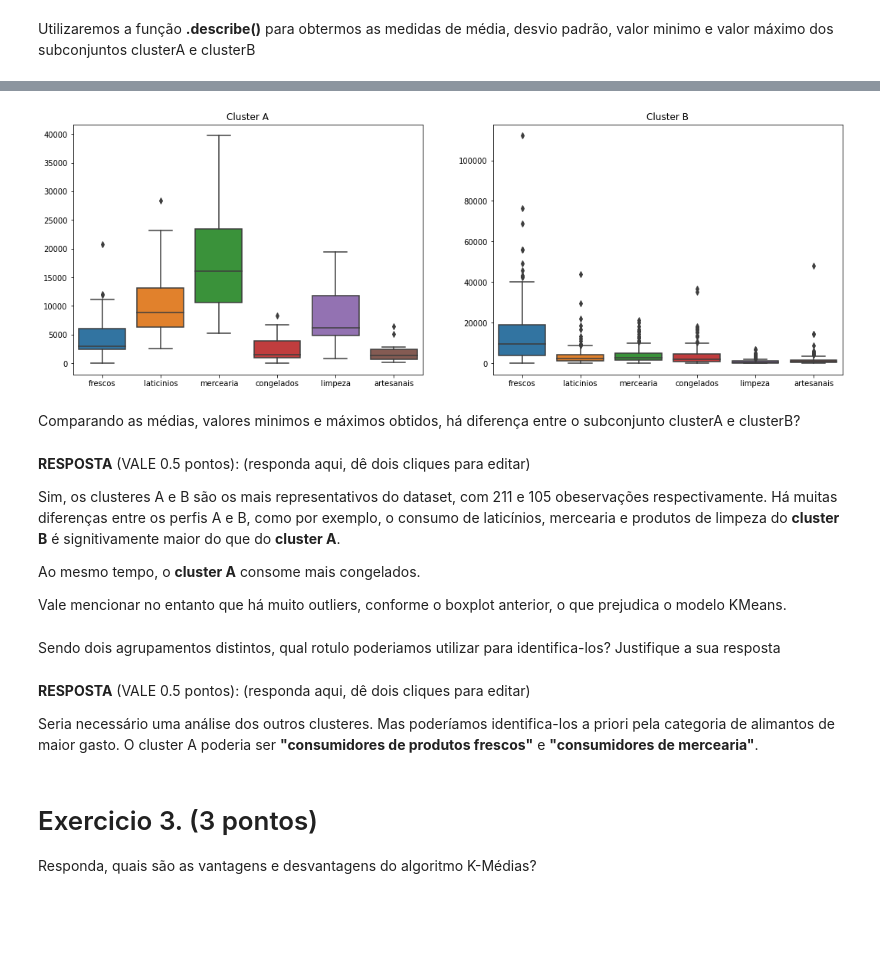
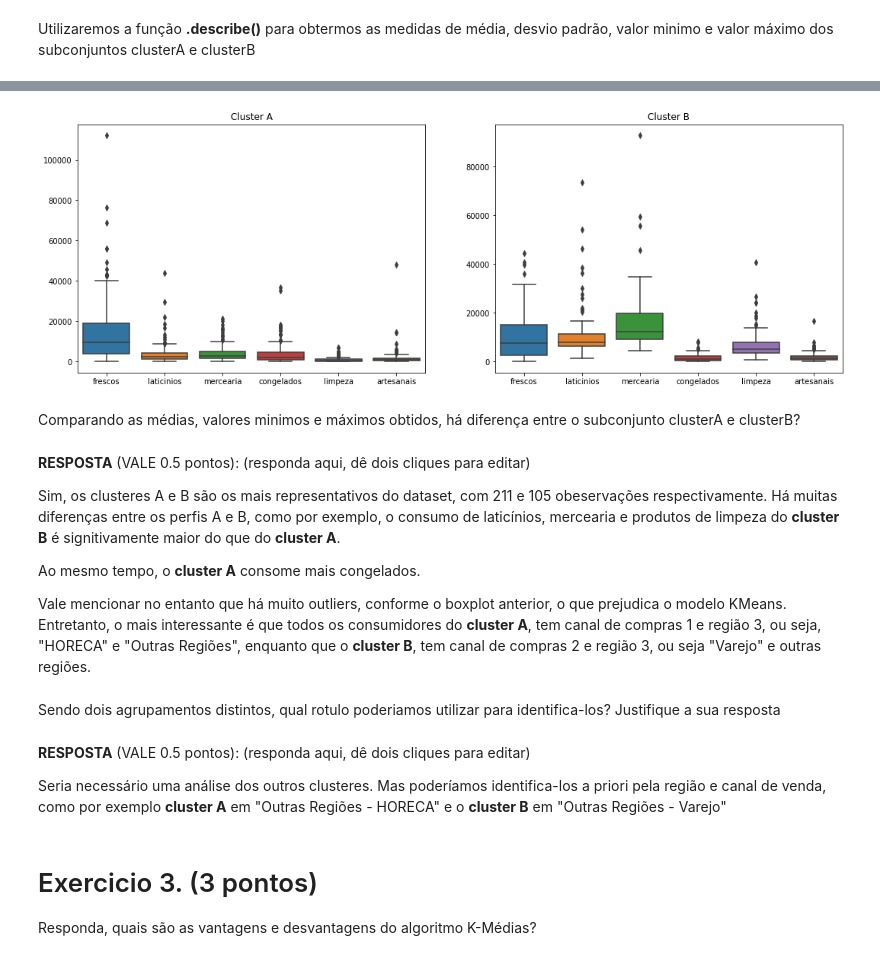
Before and after one commit to flaviowu/Blue_DS, a Jupyter notebook: Modulo2/projeto_03/projeto_3.ipynb, the cells around one changed output, grey strips where cells are left out. Saved outputs shown, nothing was run; the diff lists cells and outputs as text; code cells hidden in the pictures; blank space fills up the shorter version.

```diff
--- a/Modulo2/projeto_03/projeto_3.ipynb
+++ b/Modulo2/projeto_03/projeto_3.ipynb
@@ -123,3 +120,5 @@ sns.boxplot(data=data.drop(['canal', 'regiao'], axis=1))
+# %%
+_data = data
 # %% [markdown]
 # Exercicio 1. (3.0 pontos)
 
@@ -286,5 +294,8 @@ Escolha dois clusters e separe os dados em dois subconjuntos, chamando-os de clu
 #### VALE 1.0 ponto
 #### EXECUTE OS COMANDOS ABAIXO, USE MAIS CELULAS SE NECESSARIO
 
-clusterA = klustered_data[klustered_data['cluster'] == 0]
-clusterB = klustered_data[klustered_data['cluster'] == 1]
+data_k = _data
+data_k['cluster'] = pred
+# %%
+clusterA = data_k[data_k['cluster'] == 0]
+clusterB = data_k[data_k['cluster'] == 1]
@@ -368,17 +473,17 @@ medias
 # %%
 plt.figure(figsize=(18,6))
 
 plt.subplot(1,2,1)
-sns.boxplot(data=clusterA.drop(['canal_1', 'canal_2', 'regiao_1', 'regiao_2', 'regiao_3', 'cluster'], axis=1))
+sns.boxplot(data=clusterA.drop(['canal', 'regiao', 'cluster'], axis=1))
 plt.title('Cluster A')
 
 plt.subplot(1,2,2)
-sns.boxplot(data=clusterB.drop(['canal_1', 'canal_2', 'regiao_1', 'regiao_2', 'regiao_3', 'cluster'], axis=1))
+sns.boxplot(data=clusterB.drop(['canal', 'regiao', 'cluster'], axis=1))
 plt.title('Cluster B')
 
 plt.show()
 # %% [output]
-[figure, old version]
+[figure, new version]
 # %% [markdown]
 Comparando as médias, valores minimos e máximos obtidos, há diferença entre o subconjunto clusterA e clusterB?
 # %% [markdown]
@@ -389,13 +494,13 @@ Há muitas diferenças entre os perfis A e B, como por exemplo, o consumo de lat
 
 Ao mesmo tempo, o **cluster A** consome mais congelados.
 
-Vale mencionar no entanto que há muito outliers, conforme o boxplot anterior, o que prejudica o modelo KMeans.
+Vale mencionar no entanto que há muito outliers, conforme o boxplot anterior, o que prejudica o modelo KMeans. Entretanto, o mais interessante é que todos os consumidores do **cluster A**, tem canal de compras 1 e região 3, ou seja, "HORECA" e "Outras Regiões", enquanto que o **cluster B**, tem canal de compras 2 e região 3, ou seja "Varejo" e outras regiões.
 # %% [markdown]
 Sendo dois agrupamentos distintos, qual rotulo poderiamos utilizar para identifica-los? Justifique a sua resposta
 # %% [markdown]
 **RESPOSTA** (VALE 0.5 pontos): (responda aqui, dê dois cliques para editar)
 
-Seria necessário uma análise dos outros clusteres. Mas poderíamos identifica-los a priori pela categoria de alimantos de maior gasto. O cluster A poderia ser **"consumidores de produtos frescos"** e **"consumidores de mercearia"**.
+Seria necessário uma análise dos outros clusteres. Mas poderíamos identifica-los a priori pela região e canal de venda, como por exemplo **cluster A** em "Outras Regiões - HORECA" e o **cluster B** em "Outras Regiões - Varejo"
 # %% [markdown]
 # Exercicio 3. (3 pontos)
 
```
Also changed, not shown: parts of 26 cells of this notebook.
